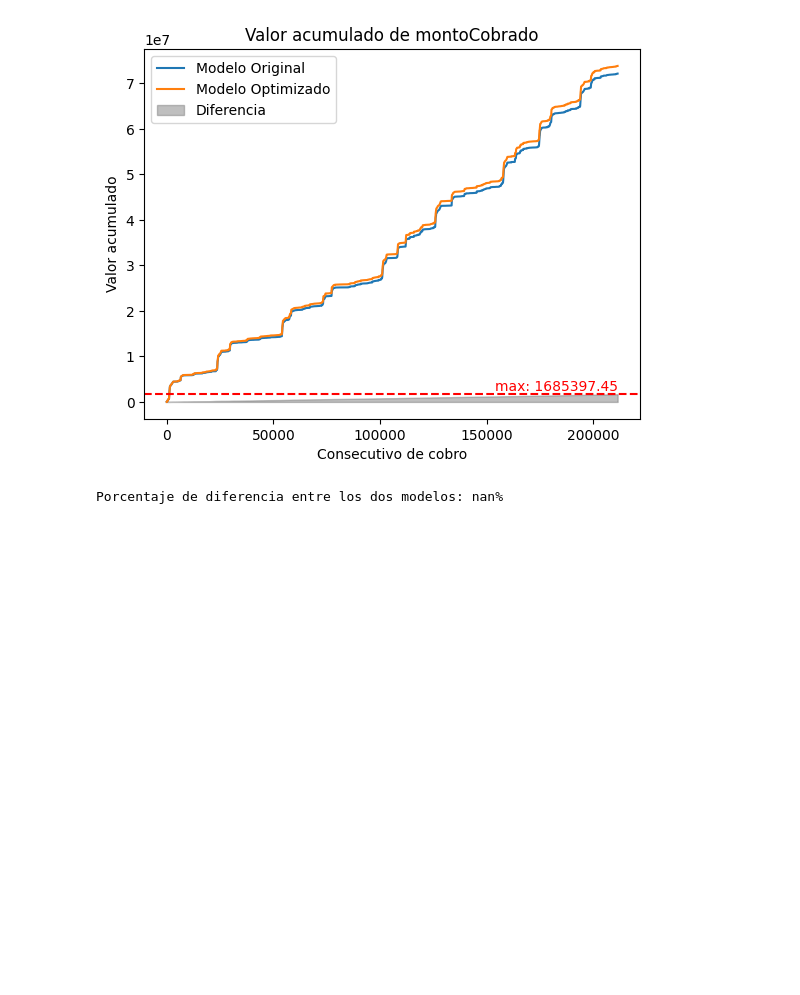
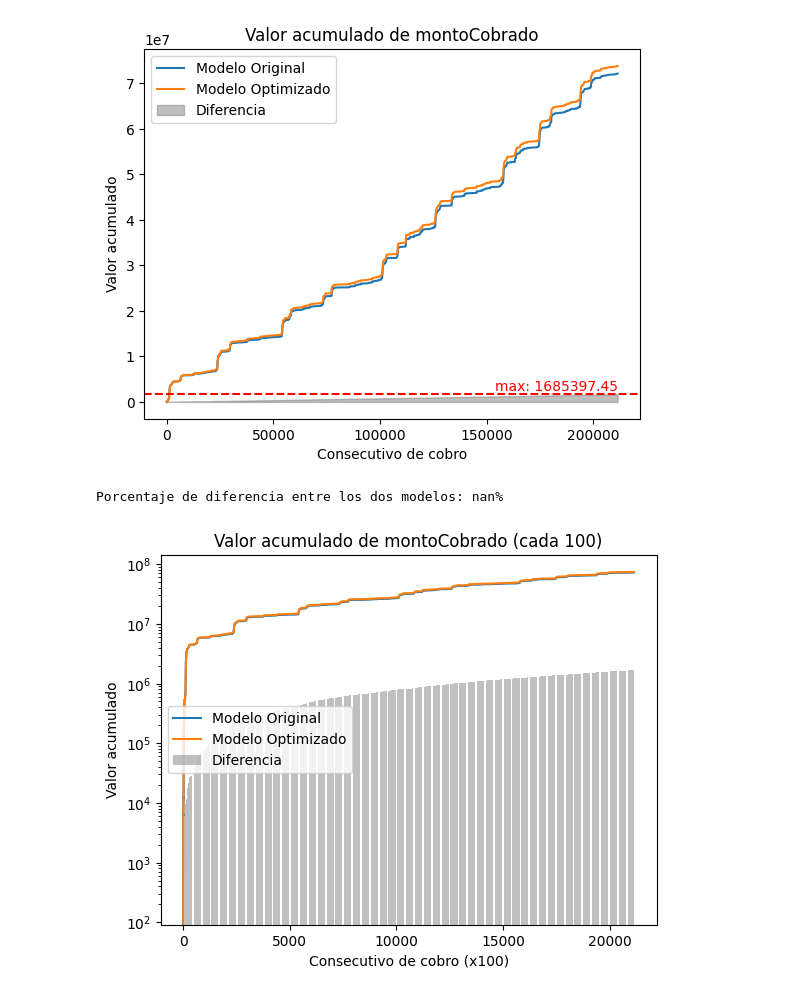
Before and after one commit to FelixStaff/Credifiel, a Jupyter notebook: valorAcumulado.ipynb, the cells around one changed output. Drawn from its saved outputs; the diff is of its cells as text; code cells hidden in the pictures; blank space fills up the shorter version.

```diff
--- a/valorAcumulado.ipynb
+++ b/valorAcumulado.ipynb
@@ -154,3 +154,18 @@ df_resultados = pd.DataFrame({
 
 # Guardar el DataFrame como JSON
 df_resultados.to_json('Data/Resultados.json', orient='records')
+# %%
+# Ahora dame una grafica de barras para ver la diferencia entre los dos modelos y los dos modelos cada 100
+# Calcula la diferencia cada 100
+diff_100 = np.array(acumuladoOptim[::100]) - np.array(acumulado[::100])
+plt.bar(range(len(diff_100)), diff_100, color='gray', alpha=0.5, label='Diferencia')
+plt.plot(np.array(acumulado[::100]), label='Modelo Original')
+plt.plot(np.array(acumuladoOptim[::100]), label='Modelo Optimizado')
+plt.title('Valor acumulado de montoCobrado (cada 100)')
+plt.xlabel('Consecutivo de cobro (x100)')
+plt.ylabel('Valor acumulado')
+plt.yscale('log')
+plt.legend()
+plt.show()
+# %% [output]
+[figure, added]
```
Also changed, not shown: parts of 1 cell of this notebook, 2 other files.
